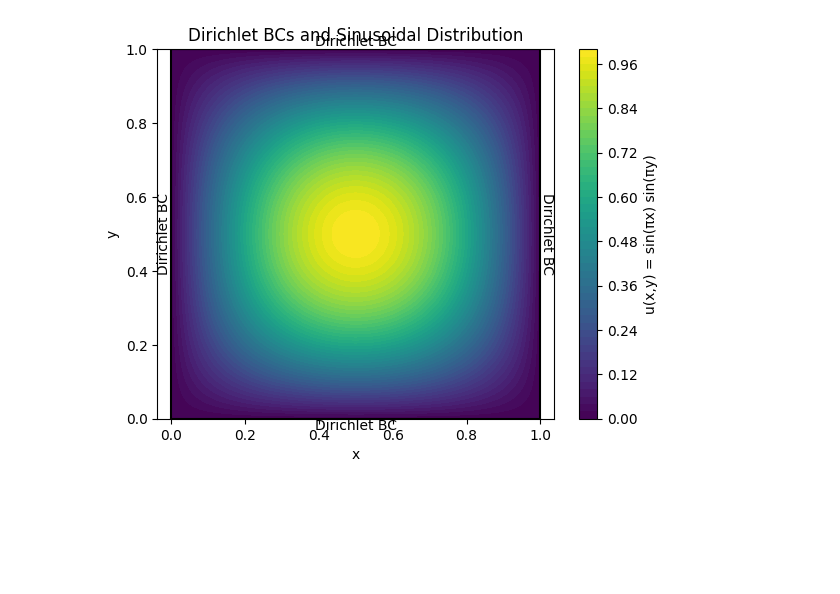
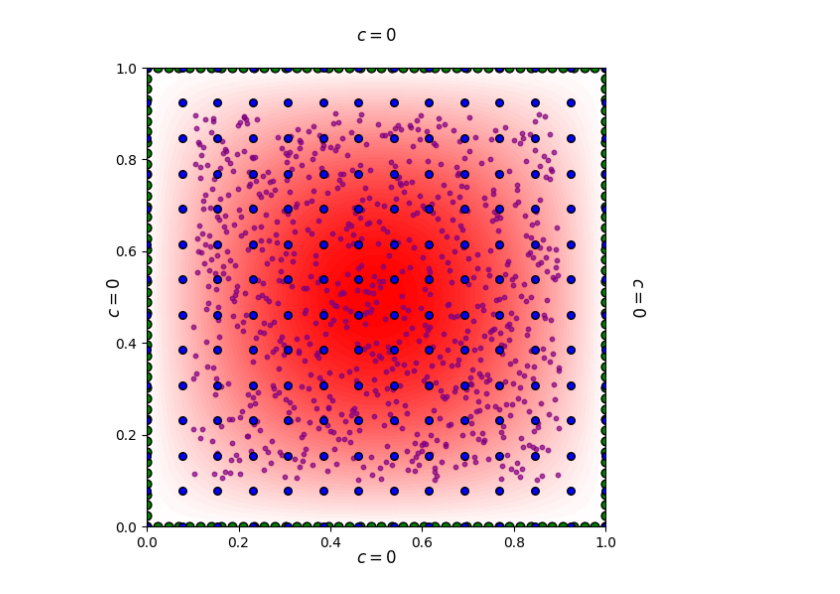
Before and after one commit to sushirito/Molecular-Dynamics, a Jupyter notebook: visuals_collocation.ipynb, the cells around one changed output. Drawn from its saved outputs; the diff is of its cells as text; code cells hidden in the pictures; blank space fills up the shorter version.

```diff
--- a/visuals_collocation.ipynb
+++ b/visuals_collocation.ipynb
@@ -157,34 +59,57 @@ plt.show()
 # %%
 import numpy as np
 import matplotlib.pyplot as plt
+from matplotlib.colors import LinearSegmentedColormap
 
-# Create the grid
+
+
+# Create grid for background
 x = np.linspace(0, 1, 200)
 y = np.linspace(0, 1, 200)
 X, Y = np.meshgrid(x, y)
 
-# Define the sinusoidal function
+# Define the sinusoidal function for the colormap background
 Z = np.sin(np.pi * X) * np.sin(np.pi * Y)
 
-# Plot the contour
-plt.figure()
-contour = plt.contourf(X, Y, Z, levels=50, cmap='viridis')
-plt.colorbar(contour, label='u(x,y) = sin(πx) sin(πy)')
+# Define a red-to-white colormap
+colors = ["white", "red"]
+cmap = LinearSegmentedColormap.from_list("white_red", colors)
 
-# Draw and label Dirichlet boundaries
-plt.plot([0, 1], [0, 0], 'k')
-plt.plot([0, 1], [1, 1], 'k')
-plt.plot([0, 0], [0, 1], 'k')
-plt.plot([1, 1], [0, 1], 'k')
-plt.text(0.5, 0, 'Dirichlet BC', ha='center', va='top')
-plt.text(0.5, 1, 'Dirichlet BC', ha='center', va='bottom')
-plt.text(0, 0.5, 'Dirichlet BC', ha='right', va='center', rotation=90)
-plt.text(1, 0.5, 'Dirichlet BC', ha='left', va='center', rotation=-90)
+# Create figure
+fig, ax = plt.subplots(figsize=(6, 6))
 
-plt.xlabel('x')
-plt.ylabel('y')
-plt.title('Dirichlet BCs and Sinusoidal Distribution')
-plt.axis('equal')
+# Plot the contour background
+contour = ax.contourf(X, Y, Z, levels=50, cmap=cmap)
+#plt.colorbar(contour, label=r'$c(x,y) = \sin(\pi x) \sin(\pi y)$')
+
+
+# Label boundary as c=0
+ax.text(0.5, -0.05, r'$c = 0$', ha='center', va='top', color='black', fontsize=12)
+ax.text(0.5, 1.05, r'$c = 0$', ha='center', va='bottom', color='black', fontsize=12)
+ax.text(-0.05, 0.5, r'$c = 0$', ha='right', va='center', rotation=90, color='black', fontsize=12)
+ax.text(1.05, 0.5, r'$c = 0$', ha='left', va='center', rotation=-90, color='black', fontsize=12)
+
+# Overlay collocation points
+
+# Plot PDE collocation points (LHS, red, scattered inside)
+ax.scatter(lhs_points[:, 0], lhs_points[:, 1], color='purple', s=10, alpha=0.7, label='LHS (PDE Points)')
+
+# Plot Dirichlet boundary conditions (black, increased density)
+ax.scatter(bc_points[:, 0], bc_points[:, 1], color='green', s=40, label=r'$c = 0$ (Dirichlet BC)', edgecolors='black')
+
+# Plot Initial Condition Points (Blue)
+ax.scatter(ic_points[:, 0], ic_points[:, 1], color='blue', s=30, label=r'$c(x,y,0)$ (IC)', edgecolors='black')
+
+# Set labels and style
+ax.set_xlim([0, 1])
+ax.set_ylim([0, 1])
+#ax.set_xlabel("x")
+#ax.set_ylabel("y")
+#ax.set_title("Collocation Points Overlaid on Sinusoidal Field")
+#ax.legend(loc='upper right', fontsize=9, frameon=True)
+ax.set_aspect('equal')
+
+# Show plot
 plt.show()
 # %% [output]
-[figure, old version]
+[figure, new version]
```
Also changed, not shown: parts of 12 cells of this notebook.
